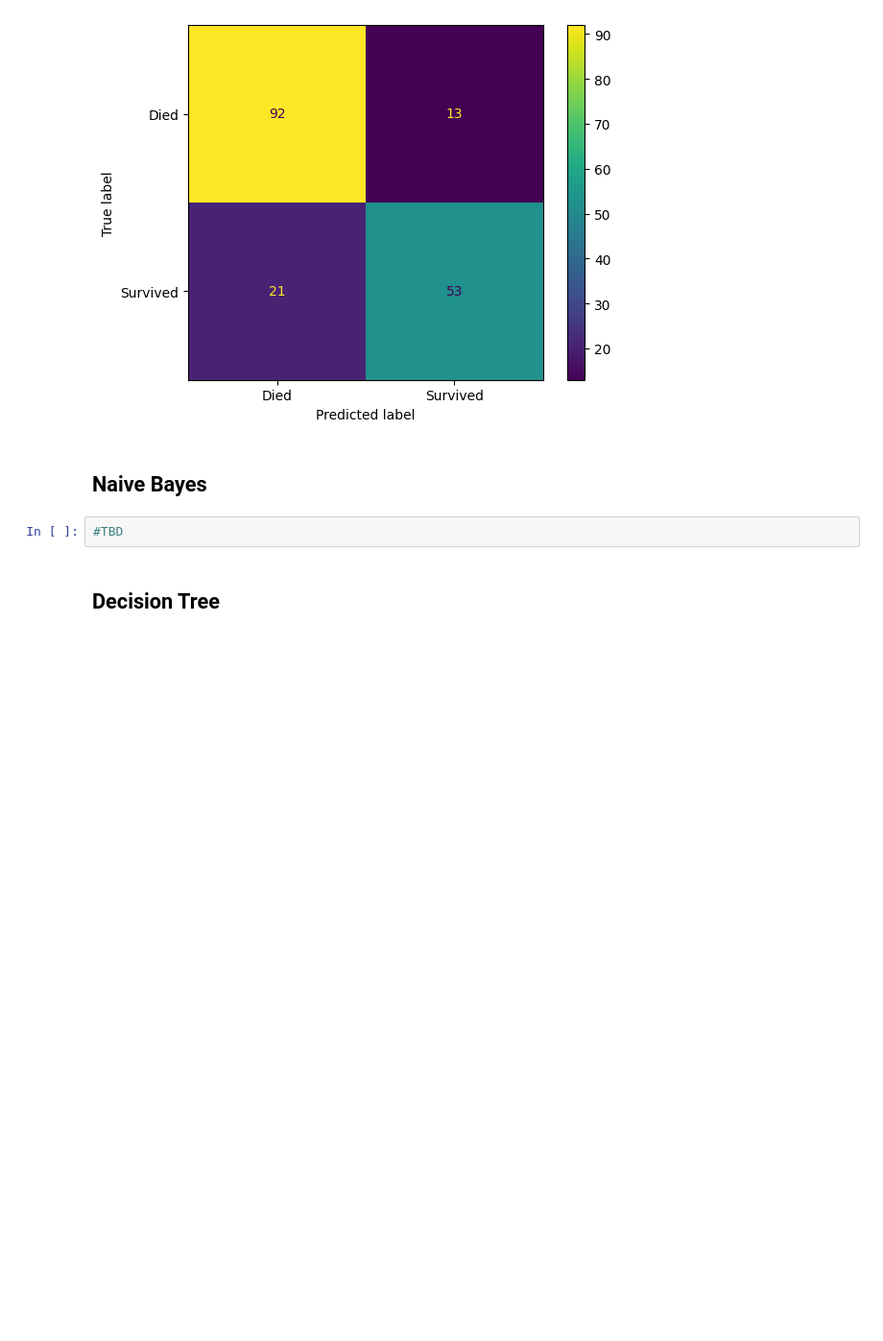
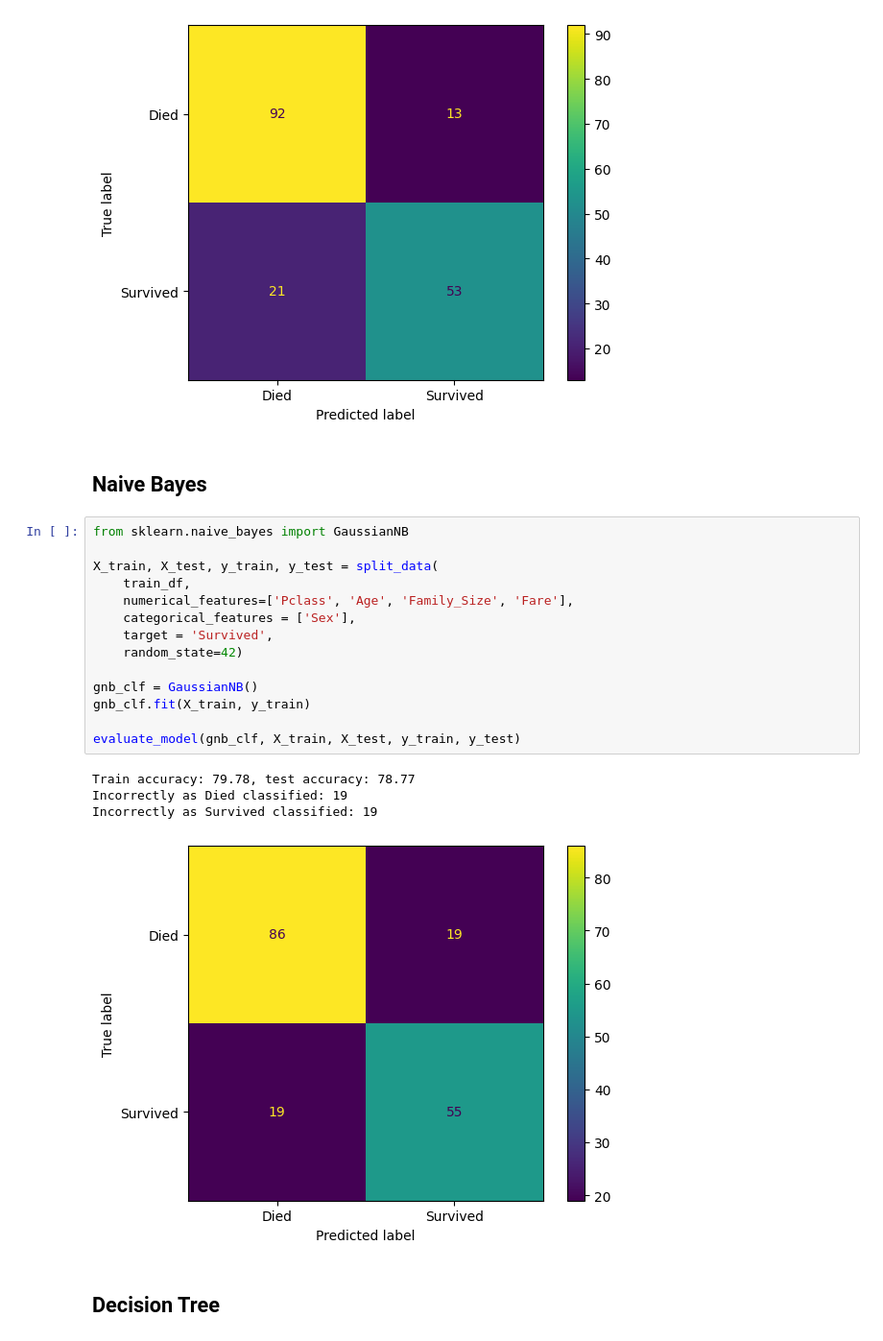
Before and after one commit to alexehrlich/titanic, a Jupyter notebook: data_exploration.ipynb, the cells around one changed output. Shown: that part at 96% size. Drawn from its saved outputs; the diff is of its cells as text; blank space fills up the shorter version.

Commit message:
add models

```diff
--- a/data_exploration.ipynb
+++ b/data_exploration.ipynb
@@ -462,7 +464,24 @@ Train accuracy: 79.92, test accuracy: 81.01
 # %% [markdown]
 ## Naive Bayes
 # %%
-#TBD
+from sklearn.naive_bayes import GaussianNB
+
+X_train, X_test, y_train, y_test = split_data(
+    train_df,
+    numerical_features=['Pclass', 'Age', 'Family_Size', 'Fare'],
+    categorical_features = ['Sex'],
+    target = 'Survived',
+    random_state=42)
+
+gnb_clf = GaussianNB()
+gnb_clf.fit(X_train, y_train)
+
+evaluate_model(gnb_clf, X_train, X_test, y_train, y_test)
+# %% [output]
+Train accuracy: 79.78, test accuracy: 78.77
+Incorrectly as Died classified: 19
+Incorrectly as Survived classified: 19
+[figure, added]
 # %% [markdown]
 ## Decision Tree
 # %%
```
Also changed, not shown: parts of 15 cells of this notebook, 1 other file.
